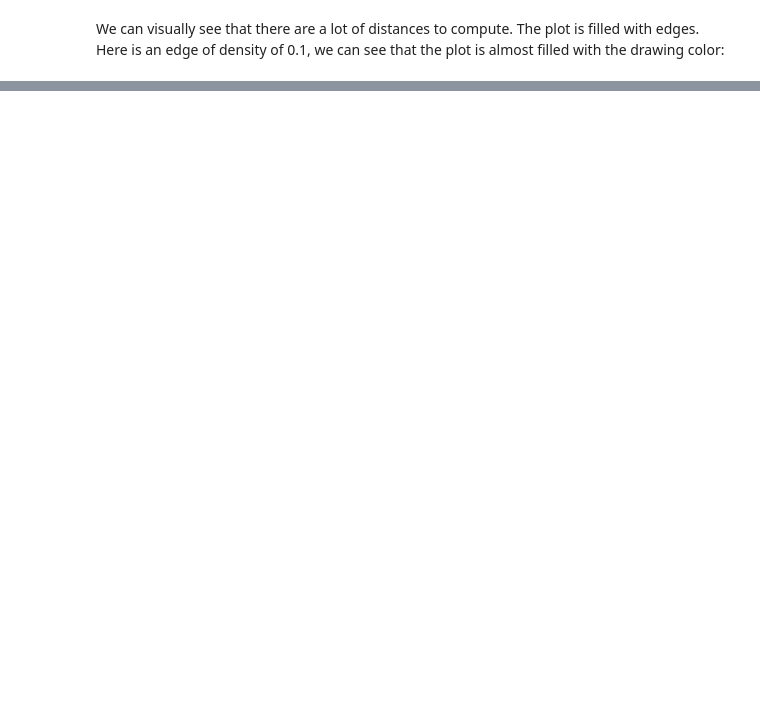
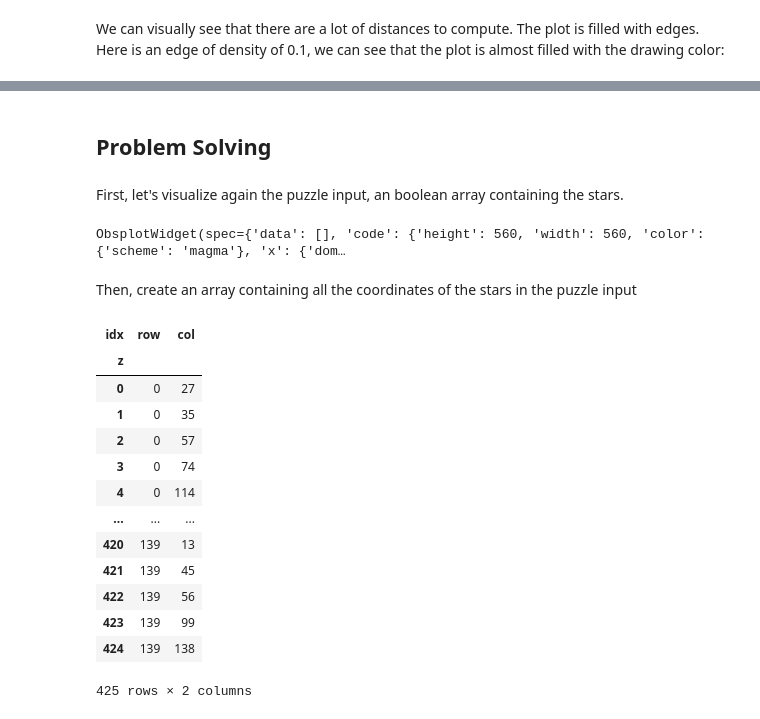
Before and after one commit to etienneschalk/advent-of-code, a Jupyter notebook: docs/source/notebooks/2023/notebook_problem_202311.ipynb, the cells around one changed output, grey strips where cells are left out. Saved outputs shown, nothing was run; the diff lists cells and outputs as text; code cells hidden in the pictures; blank space fills up the shorter version.

```diff
--- a/docs/source/notebooks/2023/notebook_problem_202311.ipynb
+++ b/docs/source/notebooks/2023/notebook_problem_202311.ipynb
@@ -76,0 +109,2 @@ visualize_puzzle_input_202311(
+# %% [markdown]
+## Problem Solving
@@ -76,0 +118,27 @@ visualize_puzzle_input_202311(
+# %% [markdown]
+First, let's visualize again the puzzle input, an boolean array containing the stars.
+# %%
+space_xda = puzzle_input
+visualize_puzzle_input_202311(puzzle_input)
+# %% [output]
+ObsplotWidget(spec={'data': [], 'code': {'height': 560, 'width': 560, 'color': {'scheme': 'magma'}, 'x': {'dom…
+# %% [markdown]
+Then, create an array containing all the coordinates of the stars in the puzzle input
+# %%
+coord_array = create_coord_array(space_xda)
+coord_array.to_pandas()
+# %% [output]
+| idx | row | col |
+| z |  |  |
+| 0 | 0 | 27 |
+| 1 | 0 | 35 |
+| 2 | 0 | 57 |
+| 3 | 0 | 74 |
+| 4 | 0 | 114 |
+| ... | ... | ... |
+| 420 | 139 | 13 |
+| 421 | 139 | 45 |
+| 422 | 139 | 56 |
+| 423 | 139 | 99 |
+| 424 | 139 | 138 |
+425 rows × 2 columns
```
Also changed, not shown: parts of 24 cells of this notebook, 4 other files.
